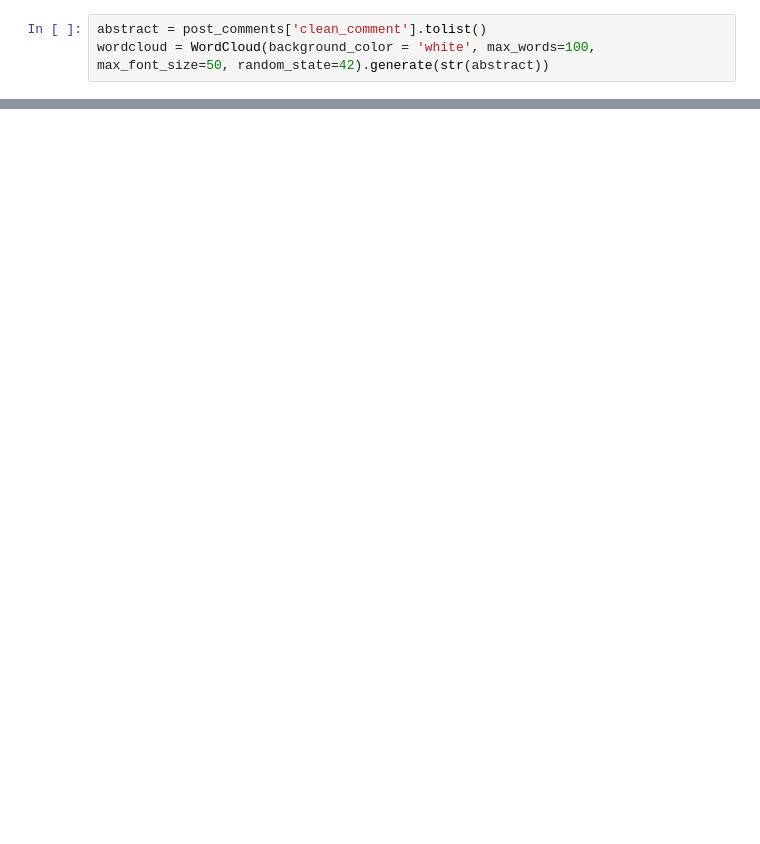
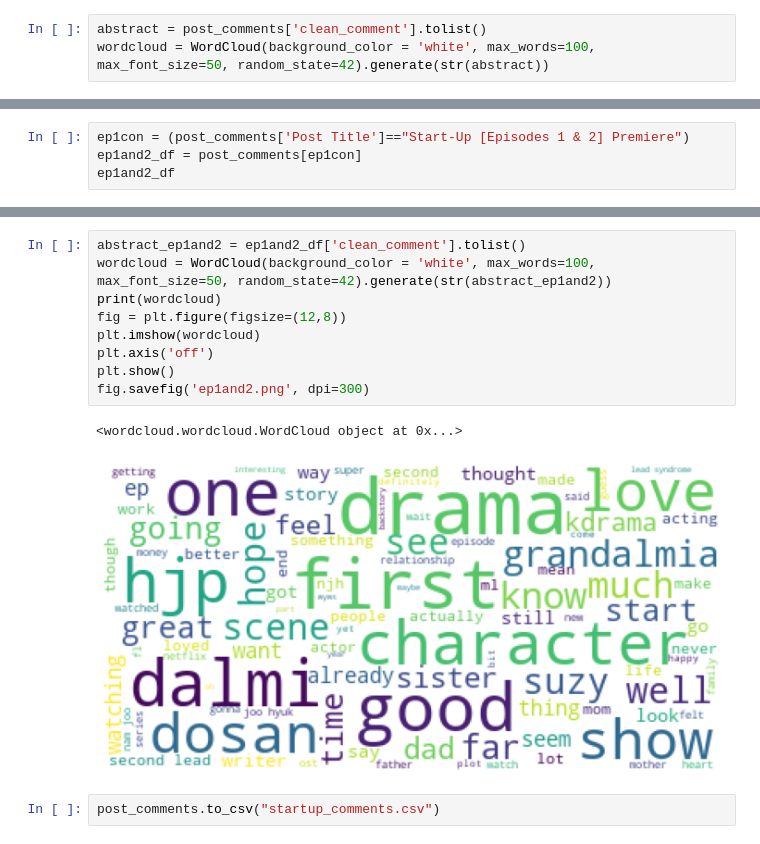
Before and after one commit to limsuying/miniproject2, a Jupyter notebook: Untitled.ipynb, the cells around one changed output, grey strips where cells are left out. Drawn from its saved outputs; the diff is of its cells as text; blank space fills up the shorter version.

Commit message:
ep1 and 2 wordcloud

```diff
--- a/Untitled.ipynb
+++ b/Untitled.ipynb
@@ -103,0 +210,4 @@ fig.savefig('word1.png', dpi=300)
+# %%
+ep1con = (post_comments['Post Title']=="Start-Up [Episodes 1 & 2] Premiere")
+ep1and2_df = post_comments[ep1con]
+ep1and2_df
@@ -103,0 +228,14 @@ fig.savefig('word1.png', dpi=300)
+# %%
+abstract_ep1and2 = ep1and2_df['clean_comment'].tolist()
+wordcloud = WordCloud(background_color = 'white', max_words=100, max_font_size=50, random_state=42).generate(str(abstract_ep1and2))
+print(wordcloud)
+fig = plt.figure(figsize=(12,8))
+plt.imshow(wordcloud)
+plt.axis('off')
+plt.show()
+fig.savefig('ep1and2.png', dpi=300)
+# %% [output]
+<wordcloud.wordcloud.WordCloud object at 0x...>
+[figure, added]
+# %%
+post_comments.to_csv("startup_comments.csv")
```
Also changed, not shown: parts of 10 cells of this notebook, 4 other files.
